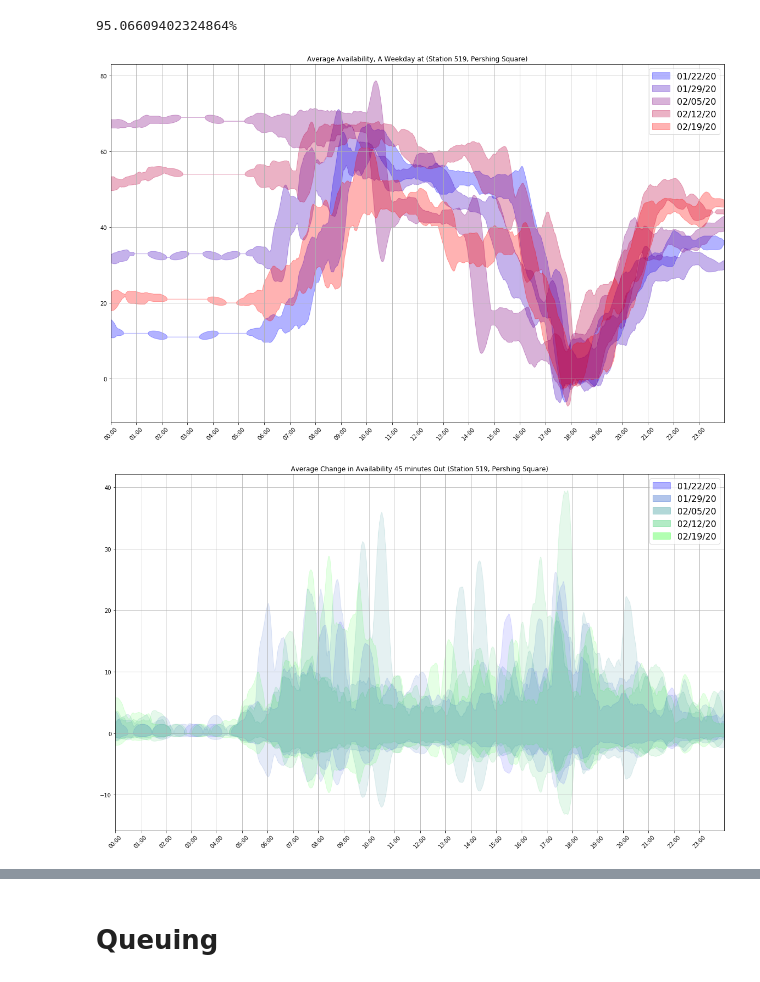
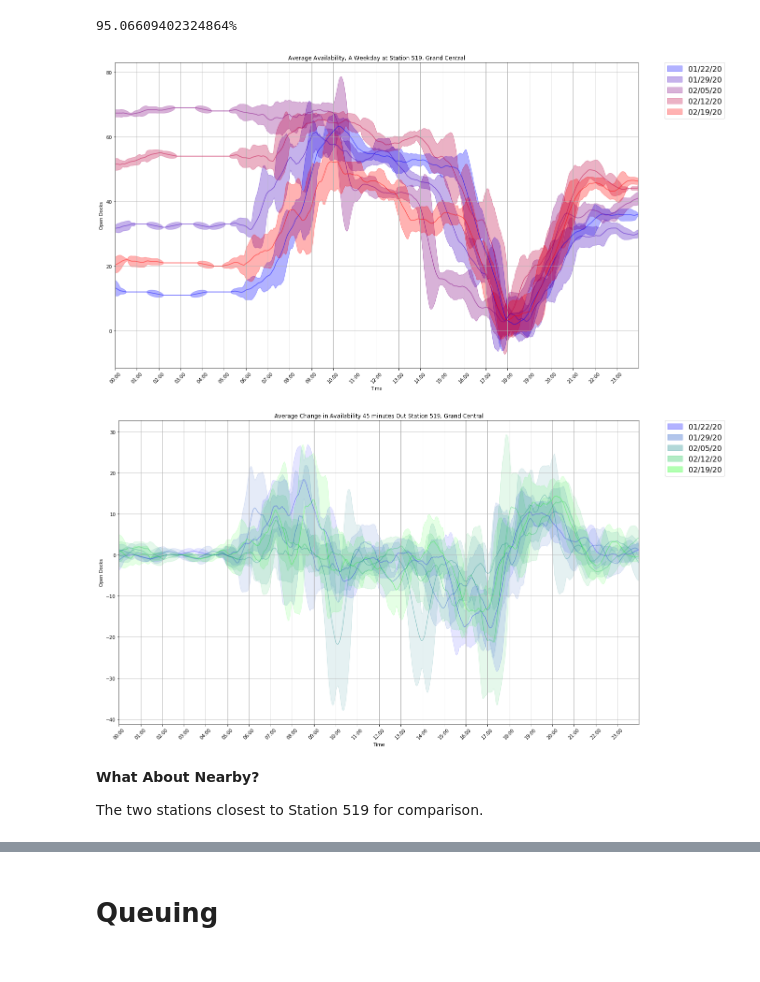
Before and after one commit to DonRomaniello/citibike_dock_availability, a Jupyter notebook: CitiBike_Docks.ipynb, the cells around one changed output, grey strips where cells are left out. Cells and saved outputs as stored; diff of their text form; code cells hidden in the pictures.

Commit message:
Graph bugs!

```diff
--- a/CitiBike_Docks.ipynb
+++ b/CitiBike_Docks.ipynb
@@ -138,6 +138,26 @@ def linesettings():
   plt.grid(True, axis='both')
   plt.xticks(np.arange(0, 1440, step=60), graph_time_labels(np.arange(0, 24, step=1)), rotation=45)
   plt.margins(x=0, y=.05)
+  plt.xlabel('Time')
+  plt.ylabel('Open Docks')
+
+
+def sub2settings():
+  plt.figure(figsize=(20, 6), dpi= 72)
+  plt.grid(True, axis='both')
+  plt.xticks(np.arange(0, 1440, step=60), graph_time_labels(np.arange(0, 24, step=1)), rotation=45)
+  plt.margins(x=0, y=.05)
+  plt.xlabel('Time')
+  plt.ylabel('Open Docks')
+
+
+def sub3settings():
+  plt.figure(figsize=(20, 4), dpi= 72)
+  plt.grid(True, axis='both')
+  plt.xticks(np.arange(0, 1440, step=60), graph_time_labels(np.arange(0, 24, step=1)), rotation=45)
+  plt.margins(x=0, y=.05)
+  plt.xlabel('Time')
+  plt.ylabel('Open Docks')
 # %% [markdown]
 # Availability, Geographically
 # %% [markdown]
@@ -227,37 +249,43 @@ timerange = [locreturn(mu45, startday), locreturn(mu45, month_day_time(lateday))
 
 linesettings()
 
 patches = []
 for x in range(0, weeks + 1):
   patches.append(mpatches.Patch(color=hex_color(int(((255 / weeks) * x)), 0, 255 - int(((255 / weeks) * x))),
                                 alpha=.3,
                                 label=month_day_year(epoch_xweeks_from_day(startday, x))
   ))
 
-plt.legend(handles=patches, prop={'size': 16})
+plt.legend(handles=patches, prop={'size': 16}, bbox_to_anchor=(1.05, 1), loc='upper left', borderaxespad=0.)
 
 
-plt.title('Average Availability, A Weekday at (Station 519, Pershing Square)')
+plt.title('Average Availability, A Weekday at Station 519, Grand Central')
 
 
 # Stack days of week onto each other; ex. Saturday the 11th on Saturday the 18th, etc.
 for x in range(0, weeks + 1):
 
   rowrange = [locreturn(mu45, month_day_time(epoch_xweeks_from_day(startday, x))),
               locreturn(mu45, month_day_time(epoch_xweeks_from_day(month_day_time(one_day_more(startday)), x)))]
 
   # Move the color along a spectrum
   hue = hex_color(int(((255 / weeks) * x)), 0, 255 - int(((255 / weeks) * x)))
 
-
   plt.fill_between(sigma45.index[timerange[0]:timerange[1]],
                   mu45[rowrange[0]:rowrange[1]][stationid] - (sigma * sigma45[rowrange[0]:rowrange[1]][stationid]),
                   mu45[rowrange[0]:rowrange[1]][stationid] + (sigma * sigma45[rowrange[0]:rowrange[1]][stationid]),
                   color=hue,
                   alpha=.3
   )
+
+
+  plt.plot(sigma45.index[timerange[0]:timerange[1]],
+           mu45[rowrange[0]:rowrange[1]][stationid],
+           color=hue,
+           alpha=.5
+  )
 # %% [output]
-[figure, old version]
+[figure, new version]
 # %%
 startday = '1/22/20 00:00'
 lateday = one_day_more(startday)
@@ -279,9 +307,9 @@ for x in range(0, weeks + 1):
                                 alpha=.3,
                                 label=month_day_year(epoch_xweeks_from_day(startday, x))
   ))
-plt.legend(handles=patches, prop={'size': 16})
+plt.legend(handles=patches, prop={'size': 16}, bbox_to_anchor=(1.05, 1), loc='upper left', borderaxespad=0.)
 
-plt.title('Average Change in Availability 45 minutes Out (Station 519, Pershing Square)')
+plt.title('Average Change in Availability 45 minutes Out Station 519, Grand Central')
 
 
 # Stack days of week onto each other; ex. Saturday the 11th on Saturday the 18th, etc.
@@ -294,10 +322,20 @@ for x in range(0, weeks + 1):
 
 
   plt.fill_between(diffsigma45.index[timerange[0]:timerange[1]],
-                  diffsigma45[rowrange[0]:rowrange[1]][stationid] - (sigma * diffsigma45[rowrange[0]:rowrange[1]][stationid]),
-                  diffsigma45[rowrange[0]:rowrange[1]][stationid] + (sigma * diffsigma45[rowrange[0]:rowrange[1]][stationid]),
+                  diffsmu45[rowrange[0]:rowrange[1]][stationid] - (sigma * diffsigma45[rowrange[0]:rowrange[1]][stationid]),
+                  diffsmu45[rowrange[0]:rowrange[1]][stationid] + (sigma * diffsigma45[rowrange[0]:rowrange[1]][stationid]),
                   color=hue,
                   alpha=.1
   )
+
+  plt.plot(diffsigma45.index[timerange[0]:timerange[1]],
+           diffsmu45[rowrange[0]:rowrange[1]][stationid],
+           color=hue,
+           alpha=.3
+  )
 # %% [output]
-[figure, old version]
+[figure, new version]
+# %% [markdown]
+**What About Nearby?**
+
+The two stations closest to Station 519 for comparison.
```
Also changed, not shown: parts of 13 cells of this notebook.
